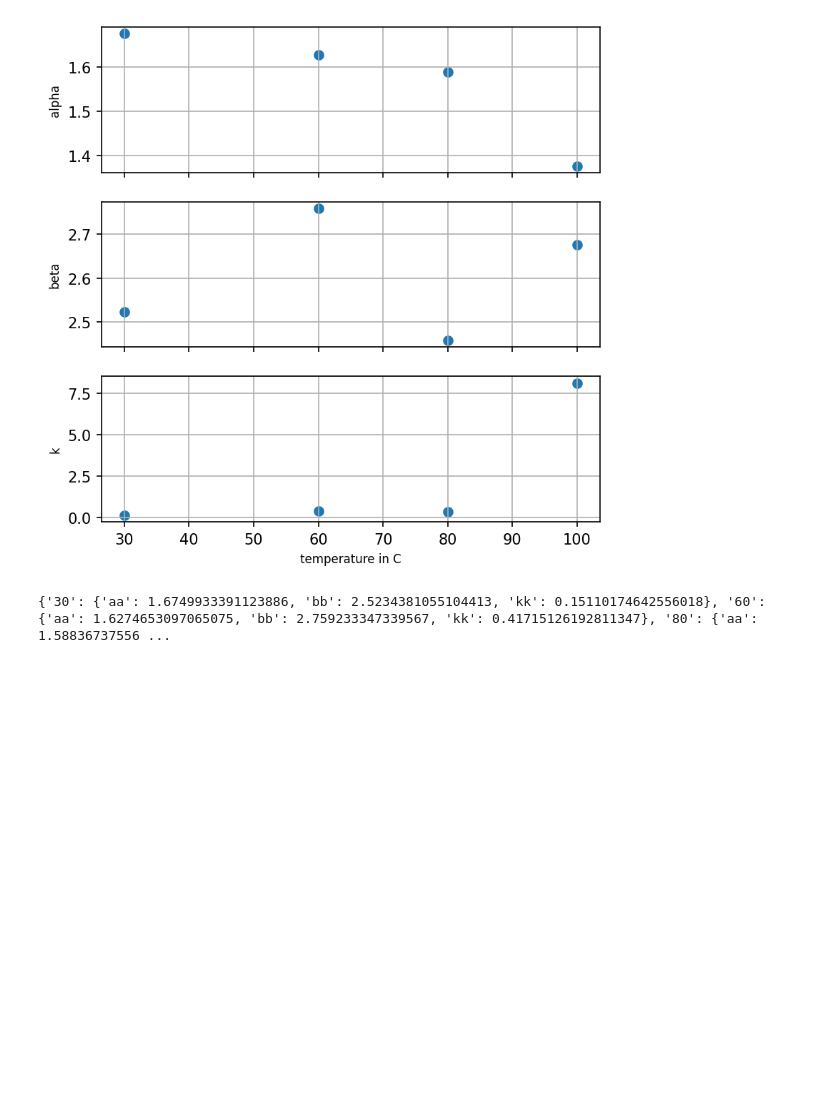
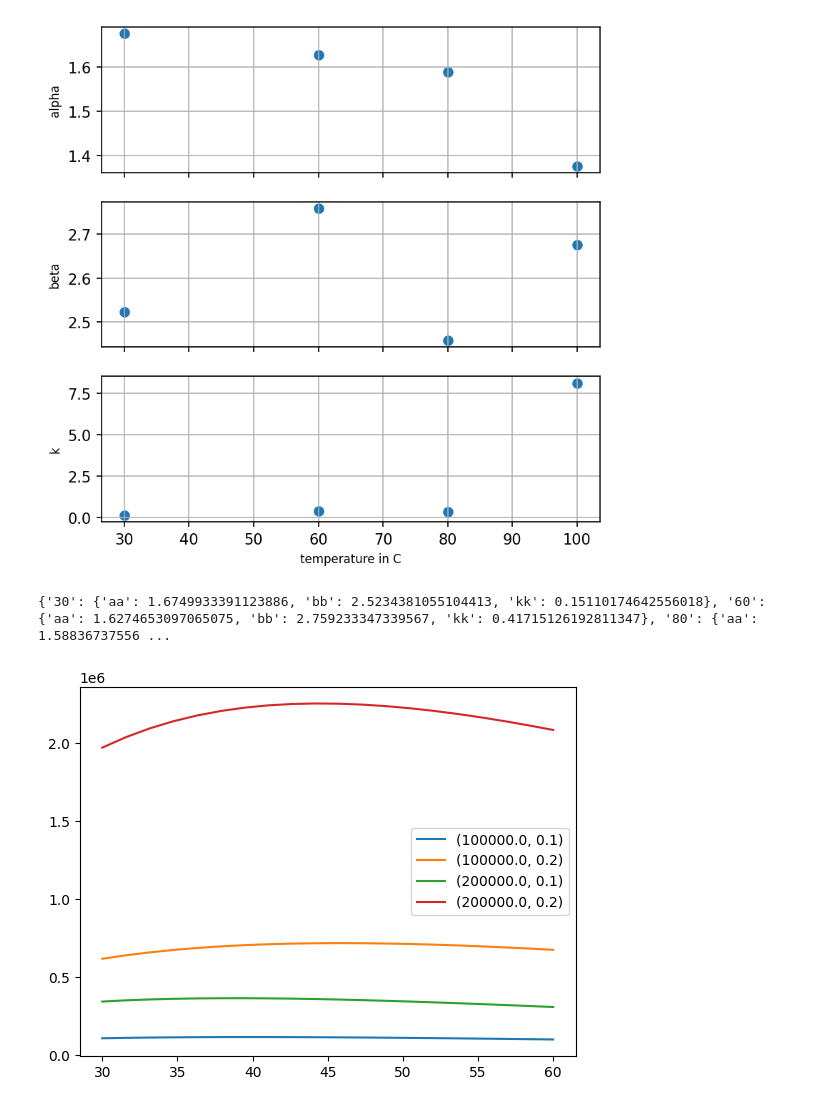
Before and after one commit to upb-lea/materialdatabase, a Jupyter notebook: materialdatabase/notebooks/steinmetz_fit.ipynb, the cells around one changed output. Saved outputs shown, nothing was run; the diff lists cells and outputs as text; code cells hidden in the pictures; blank space fills up the shorter version.

```diff
--- a/materialdatabase/notebooks/steinmetz_fit.ipynb
+++ b/materialdatabase/notebooks/steinmetz_fit.ipynb
@@ -143,3 +143,54 @@ for temperature, params in results.items():
                                        material_name="N95", measurement_setup="LEA_LK")
 # %% [output]
 {'30': {'aa': 1.6749933391123886, 'bb': 2.5234381055104413, 'kk': 0.15110174642556018}, '60': {'aa': 1.6274653097065075, 'bb': 2.759233347339567, 'kk': 0.41715126192811347}, '80': {'aa': 1.58836737556 ...
+# %%
+bs = np.linspace(0.1, 0.2, 2)
+fs = np.linspace(100000, 200000, 2)
+def my_polate_exp(a, b, f_a, f_b, x):
+    """
+    interpolates or extrapolates linear for a<x<b or x<a and x>b
+
+    :param a: input x-value for point a
+    :param b: input x-value for point b
+    :param f_a: input y-value for point a
+    :param f_b: input y-value for point b
+    :param x: x-value for the searched answer f_x
+    :return: y-value for given x-value
+    """
+    if a == b == x and f_a == f_b:
+        f_x = f_a
+    else:
+        slope = (10**f_b - 10**f_a) / (b - a)
+        f_x = slope * (x - a) + 10**f_a
+    return np.log10(f_x)
+
+
+ts = np.linspace(30, 60, 20)
+for f in fs:
+    for b in bs:
+        p_t = []
+        for t in ts:
+            # alpha_t = 10**my_polate_linear(a=30, b=60, f_a=np.log10(results['30']['aa']), f_b=np.log10(results['60']['aa']), x=t)
+            # beta_t = 10**my_polate_linear(a=30, b=60, f_a=np.log10(results['30']['bb']), f_b=np.log10(results['60']['bb']), x=t)
+            # alpha_t = np.log10(my_polate_linear(a=30, b=60, f_a=10**(results['30']['aa']), f_b=10**(results['60']['aa']), x=t))
+            # beta_t = np.log10(my_polate_linear(a=30, b=60, f_a=10**(results['30']['bb']), f_b=10**(results['60']['bb']), x=t))
+            # alpha_t = my_polate_linear(a=30, b=60, f_a=results['30']['aa'], f_b=results['60']['aa'], x=t)
+            # beta_t = my_polate_linear(a=30, b=60, f_a=results['30']['bb'], f_b=results['60']['bb'], x=t)
+
+            alpha_t = my_polate_exp(a=30, b=60, f_a=results['30']['aa'], f_b=results['60']['aa'], x=t)
+            beta_t = my_polate_exp(a=30, b=60, f_a=results['30']['bb'], f_b=results['60']['bb'], x=t)
+            k_t = my_polate_linear(a=30, b=60, f_a=results['30']['kk'], f_b=results['60']['kk'], x=t)
+
+            p_t.append(steinmetz(freq=f, b_max=b, alpha=alpha_t, beta=beta_t, k=k_t))
+        plt.plot(ts, p_t, label=f"{f, b}")
+
+# p_se_30 = steinmetz(freq=f, b_max=b, alpha=results['30']['aa'], beta=results['30']['bb'], k=results['30']['kk'])
+# p_se_45 = steinmetz(freq=f, b_max=b, alpha=alpha_t, beta=beta_t, k=k_t)
+# p_se_60 = steinmetz(freq=f, b_max=b, alpha=results['60']['aa'], beta=results['60']['bb'], k=results['60']['kk'])
+plt.legend()
+plt.show()
+# print(f"{p_se_30 = }")
+# print(f"{p_se_45 = }")
+# print(f"{p_se_60 = }")
+# %% [output]
+[figure, added]
```
Also changed, not shown: parts of 2 cells of this notebook, 3 other files.
